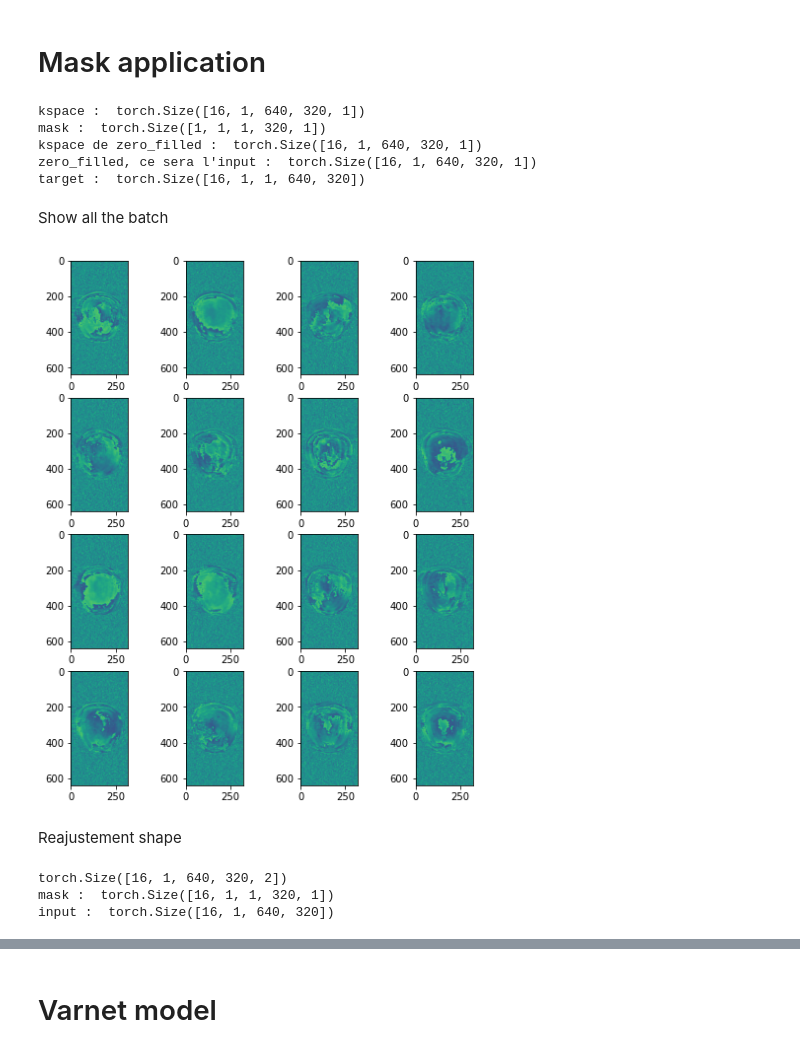
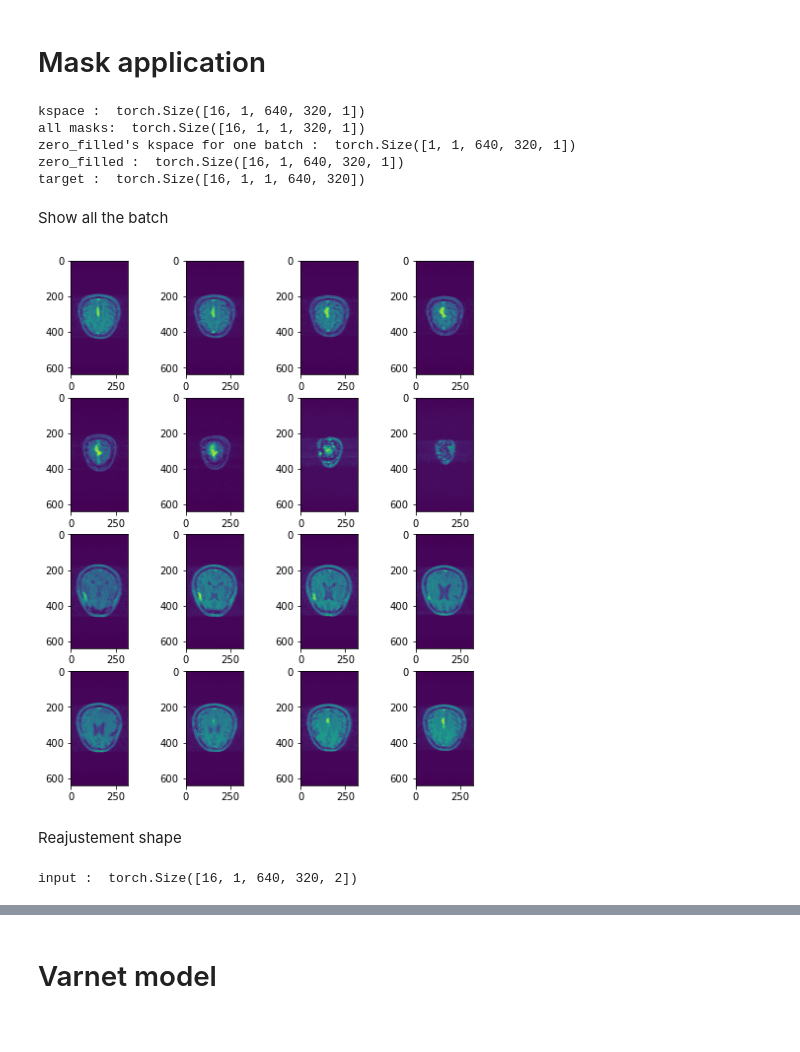
Before and after one commit to mind-inria/mri-dl-recon, a Jupyter notebook: src/mri_dlrecon/models/tuto_Varnet.ipynb, the cells around one changed output, grey strips where cells are left out. Drawn from its saved outputs; the diff is of its cells as text; code cells hidden in the pictures.

```diff
--- a/src/mri_dlrecon/models/tuto_Varnet.ipynb
+++ b/src/mri_dlrecon/models/tuto_Varnet.ipynb
@@ -84,56 +83,58 @@ mask_func = create_mask_for_mask_type(mask_type, center_fractions, accelerations
 kspace = kspace.unsqueeze(-1)
 
 # Application
-# # Ici on peux faire un mask par batch . A voir.
-mask, _ = mask_func(kspace.shape)
-masked_kspace = kspace * mask
-zero_filled =torch.fft.ifftn(masked_kspace)
+zero_filled_list, mask_list = [], []
+for batch in range (kspace.shape[0]) :
+    mask, _ = mask_func(kspace.shape)
+    masked_kspace = kspace[batch] * mask
+    zero_filled =torch.fft.ifftn(masked_kspace)
+    zero_filled_list.append(zero_filled)
+    mask_list.append(mask)
+
+zero_filled = torch.cat(zero_filled_list)
+mask = torch.cat(mask_list)
 
 # Pour l'entrainement
 target = image.abs().unsqueeze(1)
 
 print("kspace : ",kspace.shape)
-print("mask : ",mask.shape)
-print("kspace de zero_filled : ", masked_kspace.shape)
-print("zero_filled, ce sera l'input : ", zero_filled.shape)
+print("all masks: ",mask.shape)
+print("zero_filled's kspace for one batch : ", masked_kspace.shape)
+print("zero_filled : ", zero_filled.shape)
 print("target : ", target.shape)
 # %% [output]
 kspace :  torch.Size([16, 1, 640, 320, 1])
-mask :  torch.Size([1, 1, 1, 320, 1])
-kspace de zero_filled :  torch.Size([16, 1, 640, 320, 1])
-zero_filled, ce sera l'input :  torch.Size([16, 1, 640, 320, 1])
+all masks:  torch.Size([16, 1, 1, 320, 1])
+zero_filled's kspace for one batch :  torch.Size([1, 1, 640, 320, 1])
+zero_filled :  torch.Size([16, 1, 640, 320, 1])
 target :  torch.Size([16, 1, 1, 640, 320])
 # %% [markdown]
 Show all the batch
 # %%
 plt.rcParams['figure.figsize'] = (16, 16)
 
 # # Show zero-filled'kspace (abs(masked_kspace))
 # plt.figure(figsize=(8,20))
 # for i in range(kspace.shape[0]):
 #     plt.subplot(8,4,i+1)
 #     plt.imshow(np.abs(masked_kspace[i, 0, :,:]))
 
 # # Show zero-filled (abs(zero_filled))
+plt.figure(figsize=(8,20))
+for i in range(kspace.shape[0]):
+    plt.subplot(8,4,i+1)
+    plt.imshow(np.abs(zero_filled[i, 0, :,:]))
+
+# # Show zero-filled's phase(angle(zero_filled))
 # plt.figure(figsize=(8,20))
 # for i in range(kspace.shape[0]):
 #     plt.subplot(8,4,i+1)
-#     plt.imshow(np.abs(zero_filled[i, 0, :,:]))
-
-# # Show zero-filled's phase(angle(zero_filled))
-plt.figure(figsize=(8,20))
-for i in range(kspace.shape[0]):
-    plt.subplot(8,4,i+1)
-    plt.imshow(np.angle(zero_filled[i,0, :,:]))
+#     plt.imshow(np.angle(zero_filled[i,0, :,:]))
 # %% [output]
-[figure, old version]
+[figure, new version]
 # %% [markdown]
 Reajustement shape
 # %%
-# mask's shape
-new_size = (zero_filled.shape[0],) + mask.size()[1:]
-masked_data = mask.expand(new_size)
-
 # zero_filled's shape
 zero_filled = zero_filled.squeeze(-1)
     # Création d'une nouvelle dimension pour dissocier la partie réel et imaginaire des complex
@@ -141,12 +142,7 @@ shape_new = image.shape + (2,)
 input = torch.zeros(shape_new)
 input[..., 0] = zero_filled.real
 input[..., 1] = zero_filled.imag
-print(input.shape)
 
-
-print("mask : ",masked_data.shape)
-print("input : ",zero_filled.shape)
+print("input : ",input.shape)
 # %% [output]
-torch.Size([16, 1, 640, 320, 2])
-mask :  torch.Size([16, 1, 1, 320, 1])
-input :  torch.Size([16, 1, 640, 320])
+input :  torch.Size([16, 1, 640, 320, 2])
```
Also changed, not shown: parts of 9 cells of this notebook, 3 other files.
